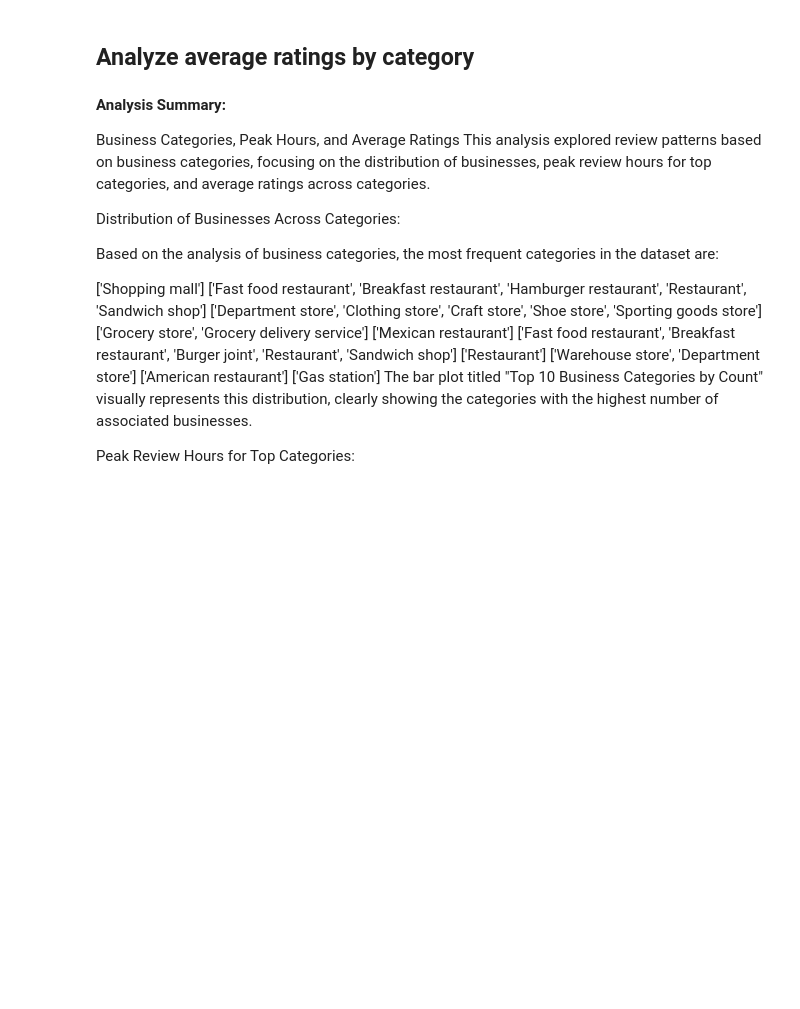
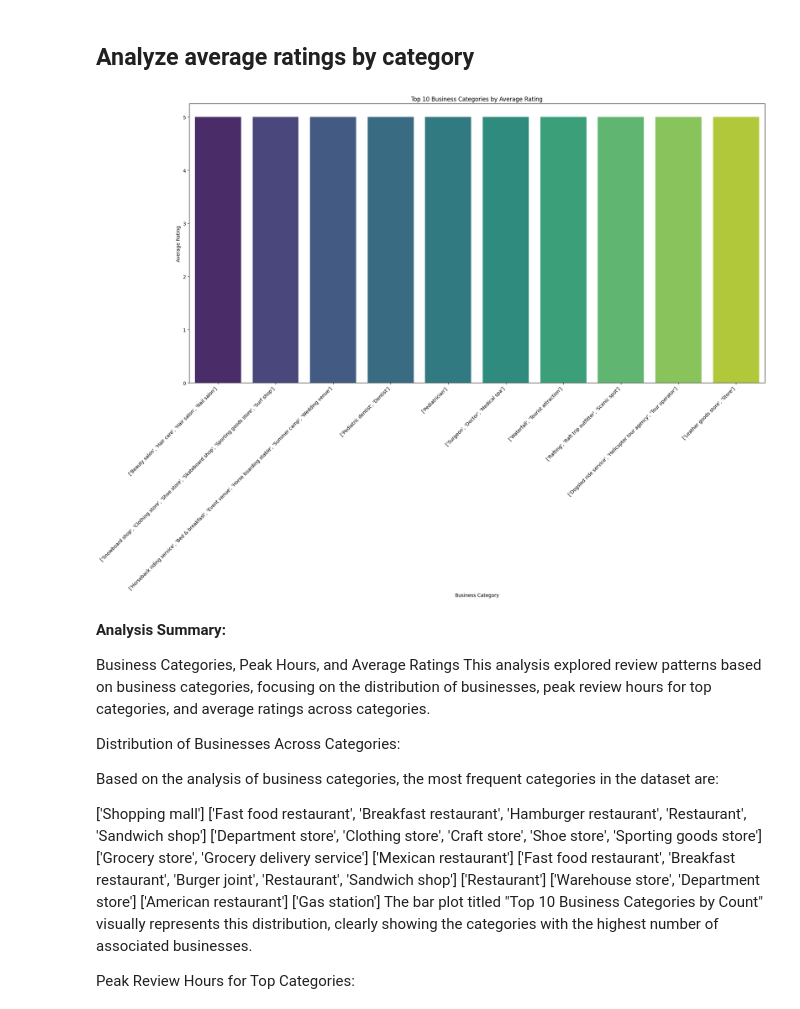
Before and after one commit to dnmuturi/SIT742, a Jupyter notebook: SIT742Task2code.ipynb, the cells around one changed output. Saved outputs shown, nothing was run; the diff lists cells and outputs as text; code cells hidden in the pictures; blank space fills up the shorter version.

```diff
--- a/SIT742Task2code.ipynb
+++ b/SIT742Task2code.ipynb
@@ -338,25 +504,27 @@ peak_hours_per_category.show(truncate=False)
 # %%
 # Group by category and calculate the average rating
 avg_rating_by_category = joined_df_renamed.groupBy("category").agg(avg("rating").alias("average_rating"))
 
 # Order by average_rating in descending order
 avg_rating_by_category = avg_rating_by_category.orderBy(col("average_rating").desc())
 
 # Convert to pandas DataFrame
 avg_rating_by_category_pd = avg_rating_by_category.toPandas()
 
 # Select the top 10 categories by average rating
 top_10_avg_rating_categories = avg_rating_by_category_pd.head(10)
 
 # Create a bar plot
-plt.figure(figsize=(12, 7))
+plt.figure(figsize=(20, 15))
 sns.barplot(data=top_10_avg_rating_categories, x='category', y='average_rating', palette='viridis')
 plt.title('Top 10 Business Categories by Average Rating')
 plt.xlabel('Business Category')
 plt.ylabel('Average Rating')
 plt.xticks(rotation=45, ha='right')
 plt.tight_layout()
 plt.show()
+# %% [output]
+[figure, added]
 # %% [markdown]
 **Analysis Summary:**
 
```
Also changed, not shown: parts of 19 cells of this notebook.
